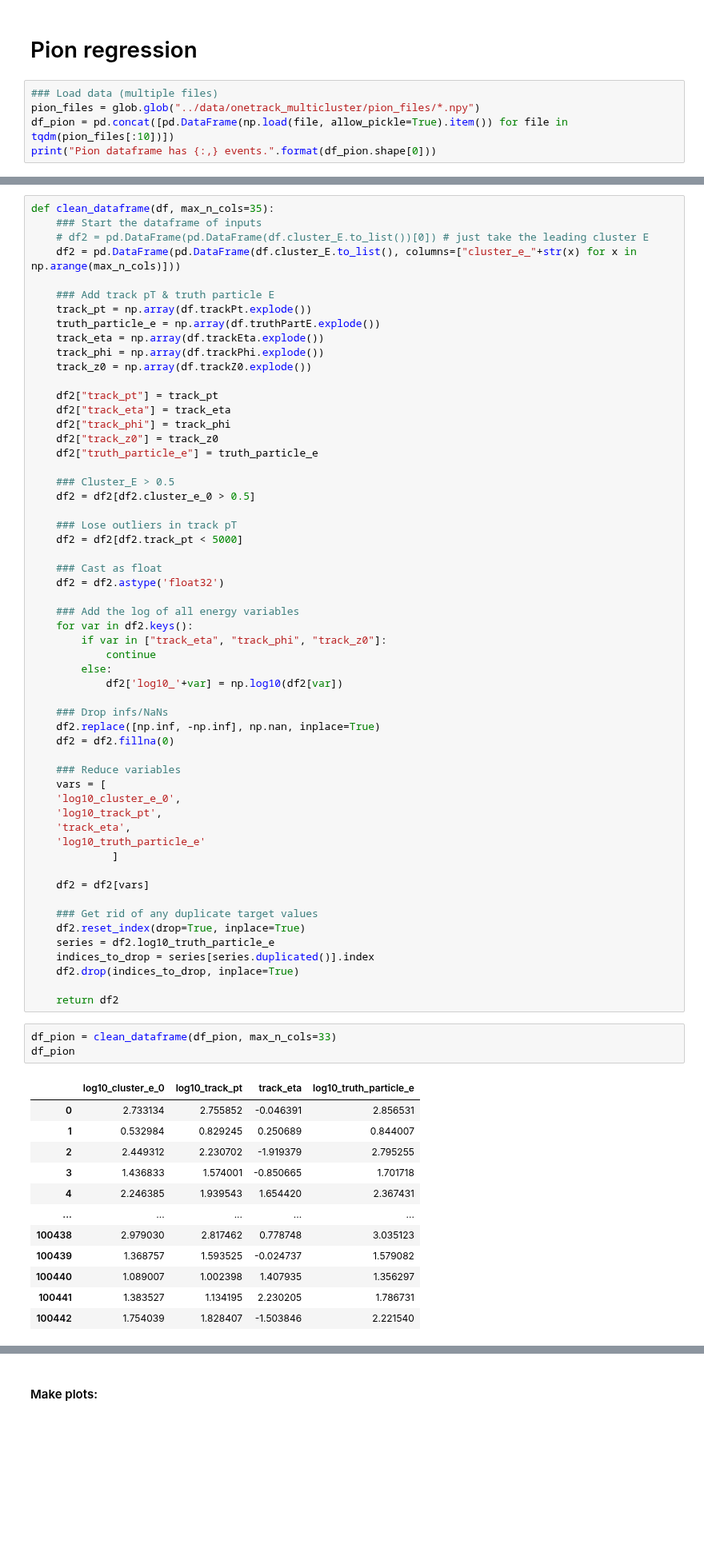
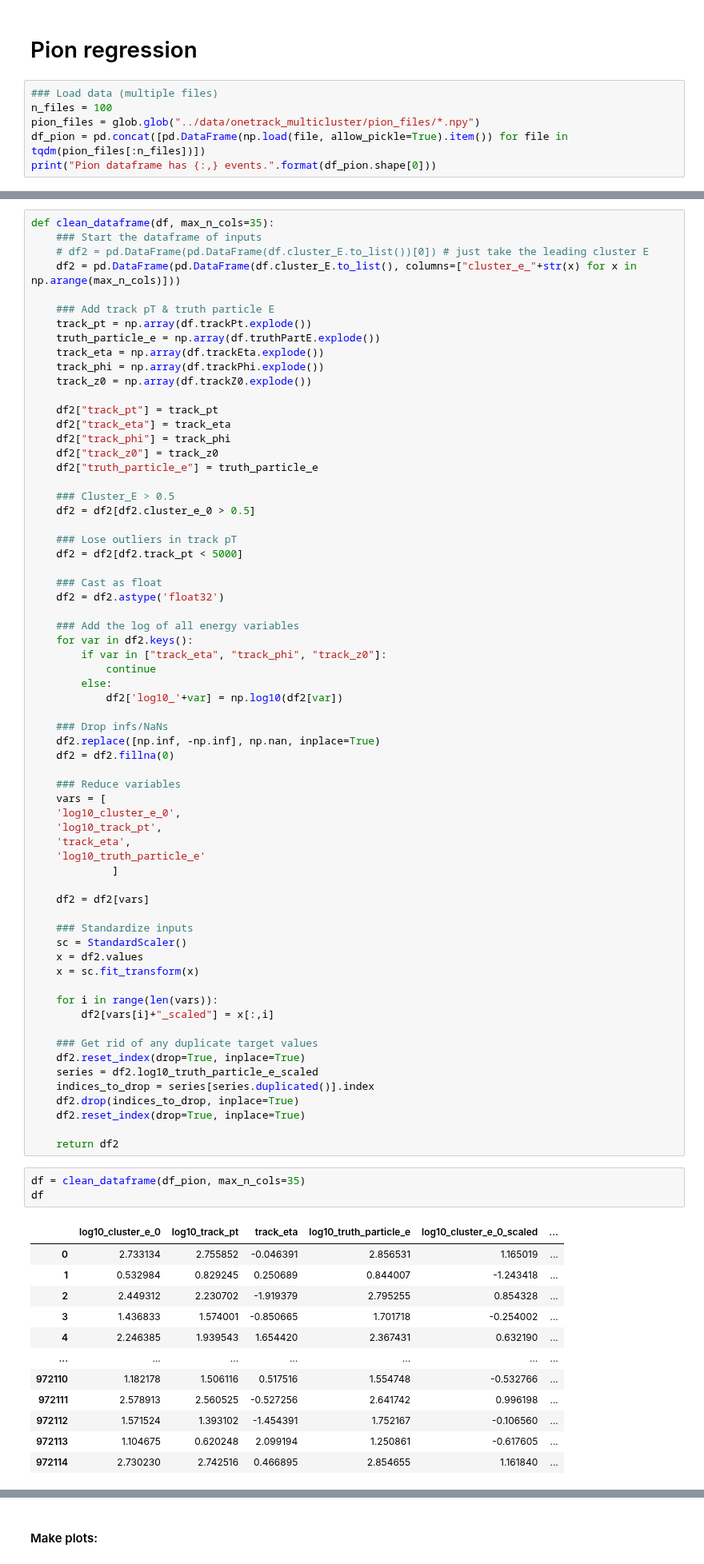
Before and after one commit to atlas-calo-ml/gn4pions_eastbay, a Jupyter notebook: mariel_gnn.ipynb, the cells around one changed output, grey strips where cells are left out. Shown at 80% size. Cells and saved outputs as stored; diff of their text form; blank space fills up the shorter version.

```diff
--- a/mariel_gnn.ipynb
+++ b/mariel_gnn.ipynb
@@ -655,7 +656,8 @@ Total accuracy = 93.17%
 # Pion regression
 # %%
 ### Load data (multiple files)
+n_files = 100
 pion_files = glob.glob("../data/onetrack_multicluster/pion_files/*.npy")
-df_pion = pd.concat([pd.DataFrame(np.load(file, allow_pickle=True).item()) for file in tqdm(pion_files[:10])])
+df_pion = pd.concat([pd.DataFrame(np.load(file, allow_pickle=True).item()) for file in tqdm(pion_files[:n_files])])
 print("Pion dataframe has {:,} events.".format(df_pion.shape[0]))
 # %% [output]
@@ -709,26 +711,35 @@ def clean_dataframe(df, max_n_cols=35):
 
     df2 = df2[vars]
 
+    ### Standardize inputs
+    sc = StandardScaler()
+    x = df2.values
+    x = sc.fit_transform(x)
+
+    for i in range(len(vars)):
+        df2[vars[i]+"_scaled"] = x[:,i]
+
     ### Get rid of any duplicate target values
     df2.reset_index(drop=True, inplace=True)
-    series = df2.log10_truth_particle_e
+    series = df2.log10_truth_particle_e_scaled
     indices_to_drop = series[series.duplicated()].index
     df2.drop(indices_to_drop, inplace=True)
+    df2.reset_index(drop=True, inplace=True)
 
     return df2
 # %%
-df_pion = clean_dataframe(df_pion, max_n_cols=33)
-df_pion
+df = clean_dataframe(df_pion, max_n_cols=35)
+df
 # %% [output]
-|  | log10_cluster_e_0 | log10_track_pt | track_eta | log10_truth_particle_e |
-| 0 | 2.733134 | 2.755852 | -0.046391 | 2.856531 |
-| 1 | 0.532984 | 0.829245 | 0.250689 | 0.844007 |
-| 2 | 2.449312 | 2.230702 | -1.919379 | 2.795255 |
-| 3 | 1.436833 | 1.574001 | -0.850665 | 1.701718 |
-| 4 | 2.246385 | 1.939543 | 1.654420 | 2.367431 |
-| ... | ... | ... | ... | ... |
-| 100438 | 2.979030 | 2.817462 | 0.778748 | 3.035123 |
-| 100439 | 1.368757 | 1.593525 | -0.024737 | 1.579082 |
-| 100440 | 1.089007 | 1.002398 | 1.407935 | 1.356297 |
-| 100441 | 1.383527 | 1.134195 | 2.230205 | 1.786731 |
-| 100442 | 1.754039 | 1.828407 | -1.503846 | 2.221540 |
+|  | log10_cluster_e_0 | log10_track_pt | track_eta | log10_truth_particle_e | log10_cluster_e_0_scaled | ... |
+| 0 | 2.733134 | 2.755852 | -0.046391 | 2.856531 | 1.165019 | ... |
+| 1 | 0.532984 | 0.829245 | 0.250689 | 0.844007 | -1.243418 | ... |
+| 2 | 2.449312 | 2.230702 | -1.919379 | 2.795255 | 0.854328 | ... |
+| 3 | 1.436833 | 1.574001 | -0.850665 | 1.701718 | -0.254002 | ... |
+| 4 | 2.246385 | 1.939543 | 1.654420 | 2.367431 | 0.632190 | ... |
+| ... | ... | ... | ... | ... | ... | ... |
+| 972110 | 1.182178 | 1.506116 | 0.517516 | 1.554748 | -0.532766 | ... |
+| 972111 | 2.578913 | 2.560525 | -0.527256 | 2.641742 | 0.996198 | ... |
+| 972112 | 1.571524 | 1.393102 | -1.454391 | 1.752167 | -0.106560 | ... |
+| 972113 | 1.104675 | 0.620248 | 2.099194 | 1.250861 | -0.617605 | ... |
+| 972114 | 2.730230 | 2.742516 | 0.466895 | 2.854655 | 1.161840 | ... |
```
Also changed, not shown: parts of 14 cells of this notebook, 2 other files.
